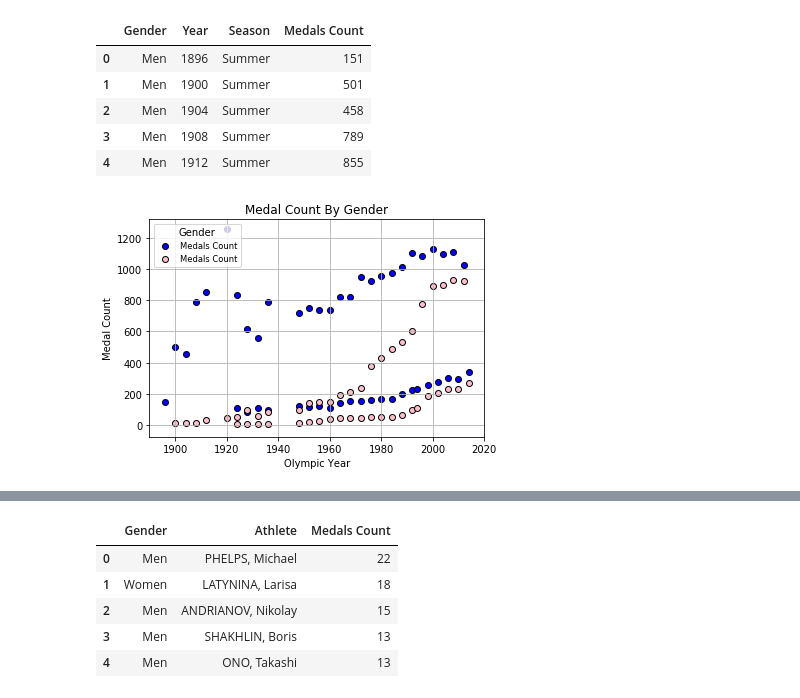
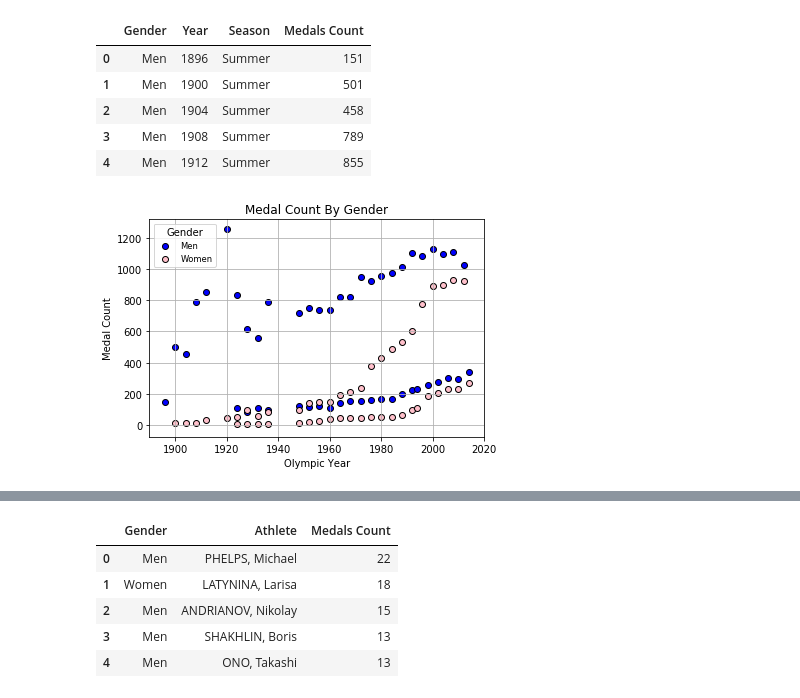
Before and after one commit to brittney-joyce/Olympic-Data-Analysis, a Jupyter notebook: Olympic_Medal_Analysis.ipynb, the cells around one changed output, grey strips where cells are left out. Cells and saved outputs as stored; diff of their text form; code cells hidden in the pictures.

```diff
--- a/Olympic_Medal_Analysis.ipynb
+++ b/Olympic_Medal_Analysis.ipynb
@@ -47,20 +88,21 @@ gender_analysis.head()
 | 3 | Men | 1908 | Summer | 789 |
 | 4 | Men | 1912 | Summer | 855 |
 # %%
-plt.scatter(men['Year'], men['Medals Count'], c="blue", edgecolor="black", linewidths=1, marker="o")
-plt.scatter(women['Year'], women['Medals Count'], c="pink", edgecolor="black", linewidths=1, marker="o")
+## Men vs Women Scatter Plot
+plt.scatter(men['Year'], men['Medals Count'], c="blue", edgecolor="black", linewidths=1, marker="o", label="Men")
+plt.scatter(women['Year'], women['Medals Count'], c="pink", edgecolor="black", linewidths=1, marker="o", label = "Women")
 
 plt.title("Medal Count By Gender")
 plt.ylabel("Medal Count")
 plt.xlabel("Olympic Year")
 plt.xlim((1890,2020))
 plt.grid(True)
 
 plt.legend(fontsize="small", mode="Expanded",
                   numpoints=1, scatterpoints=1,
                   loc="upper left", title="Gender",
                   labelspacing=0.5)
 
 plt.show()
 # %% [output]
-[figure, old version]
+[figure, new version]
```
Also changed, not shown: parts of 16 cells of this notebook, 2 other files.
